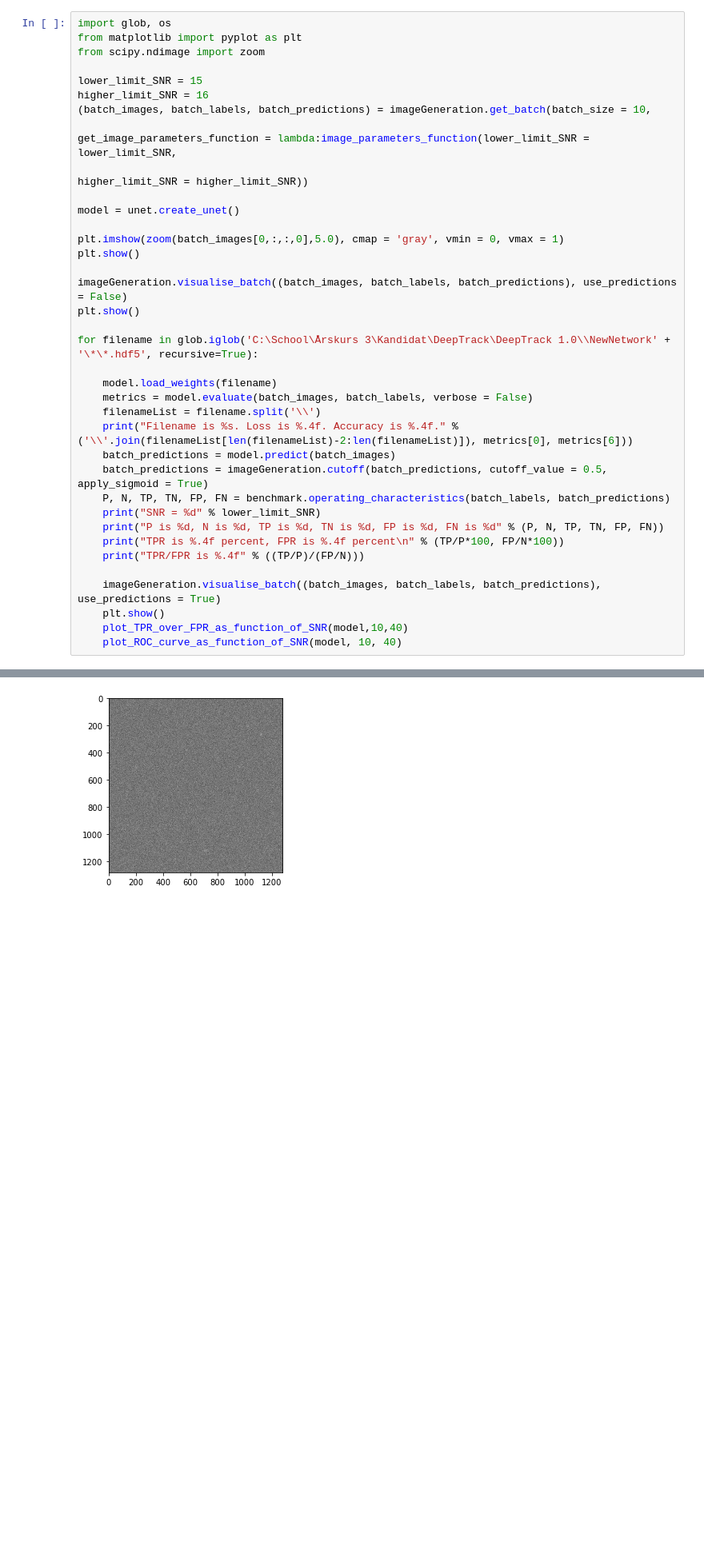
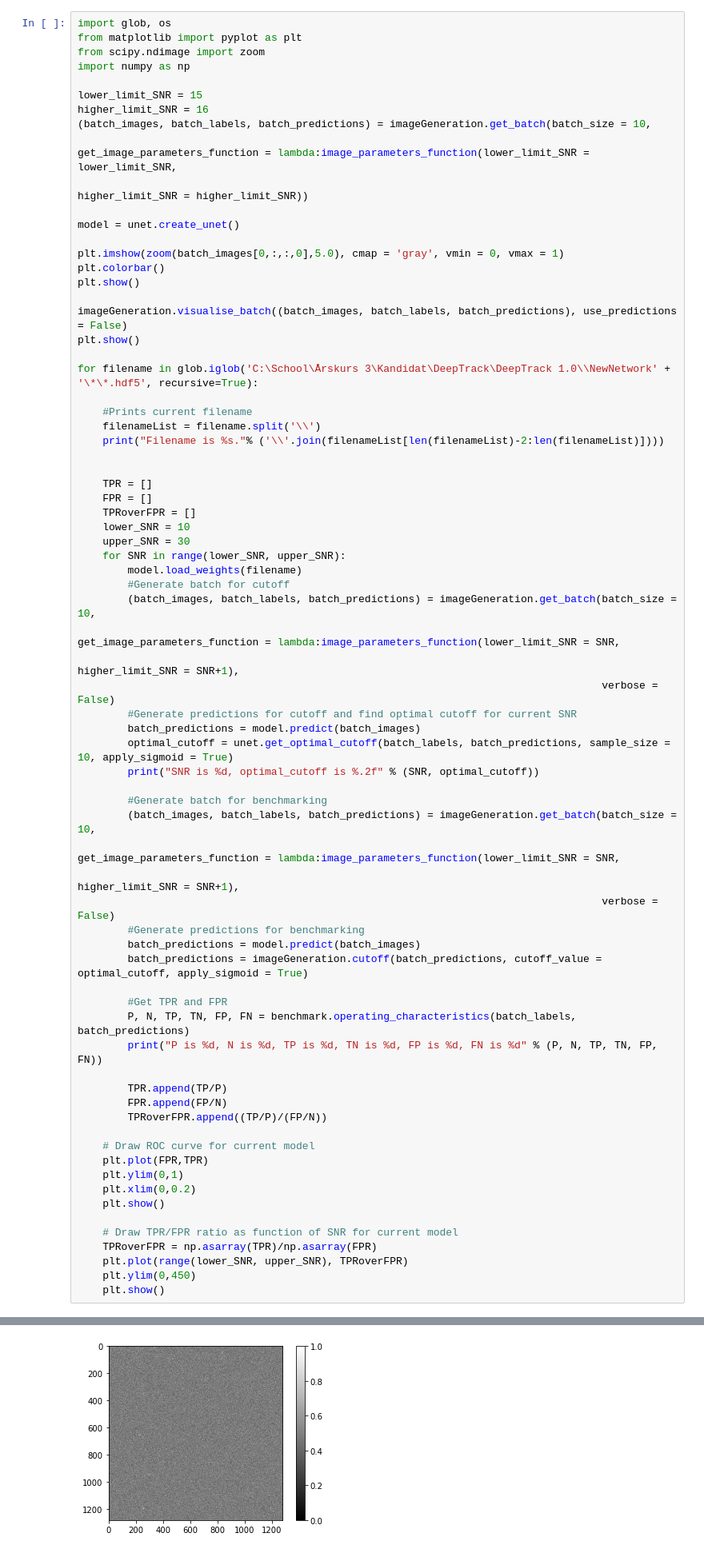
Before and after one commit to FredrikMeisingseth/DeepTrack, a Jupyter notebook: DeepTrack 1.0/Benchmarking.ipynb, the cells around one changed output, grey strips where cells are left out. Shown at 80% size. Saved outputs shown, nothing was run; the diff lists cells and outputs as text; blank space fills up the shorter version.

Commit message:
Update notebooks, some small restructuring in imageGeneration

```diff
--- a/DeepTrack 1.0/Benchmarking.ipynb
+++ b/DeepTrack 1.0/Benchmarking.ipynb
@@ -79,6 +79,7 @@ def plot_ROC_curve_as_function_of_SNR(model, lower_SNR, higher_SNR):
 import glob, os
 from matplotlib import pyplot as plt
 from scipy.ndimage import zoom
+import numpy as np
 
 lower_limit_SNR = 15
 higher_limit_SNR = 16
@@ -89,6 +90,7 @@ higher_limit_SNR = 16
 model = unet.create_unet()
 
 plt.imshow(zoom(batch_images[0,:,:,0],5.0), cmap = 'gray', vmin = 0, vmax = 1)
+plt.colorbar()
 plt.show()
 
 imageGeneration.visualise_batch((batch_images, batch_labels, batch_predictions), use_predictions = False)
@@ -96,20 +98,54 @@ plt.show()
 
 for filename in glob.iglob('C:\School\Årskurs 3\Kandidat\DeepTrack\DeepTrack 1.0\\NewNetwork' + '\*\*.hdf5', recursive=True):
 
-    model.load_weights(filename)
-    metrics = model.evaluate(batch_images, batch_labels, verbose = False)
+    #Prints current filename
     filenameList = filename.split('\\')
-    print("Filename is %s. Loss is %.4f. Accuracy is %.4f." % ('\\'.join(filenameList[len(filenameList)-2:len(filenameList)]), metrics[0], metrics[6]))
-    batch_predictions = model.predict(batch_images)
-    batch_predictions = imageGeneration.cutoff(batch_predictions, cutoff_value = 0.5, apply_sigmoid = True)
-    P, N, TP, TN, FP, FN = benchmark.operating_characteristics(batch_labels, batch_predictions)
-    print("SNR = %d" % lower_limit_SNR)
-    print("P is %d, N is %d, TP is %d, TN is %d, FP is %d, FN is %d" % (P, N, TP, TN, FP, FN))
-    print("TPR is %.4f percent, FPR is %.4f percent\n" % (TP/P*100, FP/N*100))
-    print("TPR/FPR is %.4f" % ((TP/P)/(FP/N)))
+    print("Filename is %s."% ('\\'.join(filenameList[len(filenameList)-2:len(filenameList)])))
 
-    imageGeneration.visualise_batch((batch_images, batch_labels, batch_predictions), use_predictions = True)
+
+    TPR = []
+    FPR = []
+    TPRoverFPR = []
+    lower_SNR = 10
+    upper_SNR = 30
+    for SNR in range(lower_SNR, upper_SNR):
+        model.load_weights(filename)
+        #Generate batch for cutoff
+        (batch_images, batch_labels, batch_predictions) = imageGeneration.get_batch(batch_size = 10,
+                                                                                    get_image_parameters_function = lambda:image_parameters_function(lower_limit_SNR = SNR,
+                                                                                                                                             higher_limit_SNR = SNR+1),
+                                                                                    verbose = False)
+        #Generate predictions for cutoff and find optimal cutoff for current SNR
+        batch_predictions = model.predict(batch_images)
+        optimal_cutoff = unet.get_optimal_cutoff(batch_labels, batch_predictions, sample_size = 10, apply_sigmoid = True)
+        print("SNR is %d, optimal_cutoff is %.2f" % (SNR, optimal_cutoff))
+
+        #Generate batch for benchmarking
+        (batch_images, batch_labels, batch_predictions) = imageGeneration.get_batch(batch_size = 10,
+                                                                                    get_image_parameters_function = lambda:image_parameters_function(lower_limit_SNR = SNR,
+                                                                                                                                             higher_limit_SNR = SNR+1),
+                                                                                    verbose = False)
+        #Generate predictions for benchmarking
+        batch_predictions = model.predict(batch_images)
+        batch_predictions = imageGeneration.cutoff(batch_predictions, cutoff_value = optimal_cutoff, apply_sigmoid = True)
+
+        #Get TPR and FPR
+        P, N, TP, TN, FP, FN = benchmark.operating_characteristics(batch_labels, batch_predictions)
+        print("P is %d, N is %d, TP is %d, TN is %d, FP is %d, FN is %d" % (P, N, TP, TN, FP, FN))
+
+        TPR.append(TP/P)
+        FPR.append(FP/N)
+        TPRoverFPR.append((TP/P)/(FP/N))
+
+    # Draw ROC curve for current model
+    plt.plot(FPR,TPR)
+    plt.ylim(0,1)
+    plt.xlim(0,0.2)
     plt.show()
-    plot_TPR_over_FPR_as_function_of_SNR(model,10,40)
-    plot_ROC_curve_as_function_of_SNR(model, 10, 40)
+
+    # Draw TPR/FPR ratio as function of SNR for current model
+    TPRoverFPR = np.asarray(TPR)/np.asarray(FPR)
+    plt.plot(range(lower_SNR, upper_SNR), TPRoverFPR)
+    plt.ylim(0,450)
+    plt.show()
 # %% [output]
@@ -117,2 +153,2 @@ Time taken for batch generation of size 10: 0.12667369842529297 s.
-[figure, old version]
+[figure, new version]
 [figure]
```
Also changed, not shown: parts of 4 cells of this notebook, 3 other files.
